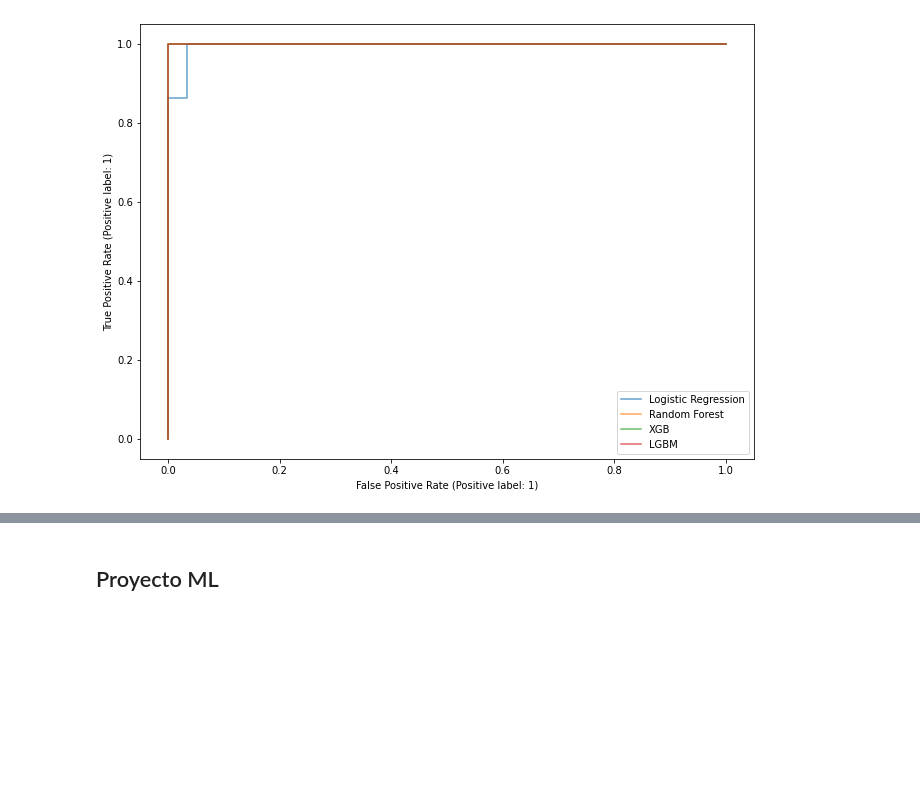
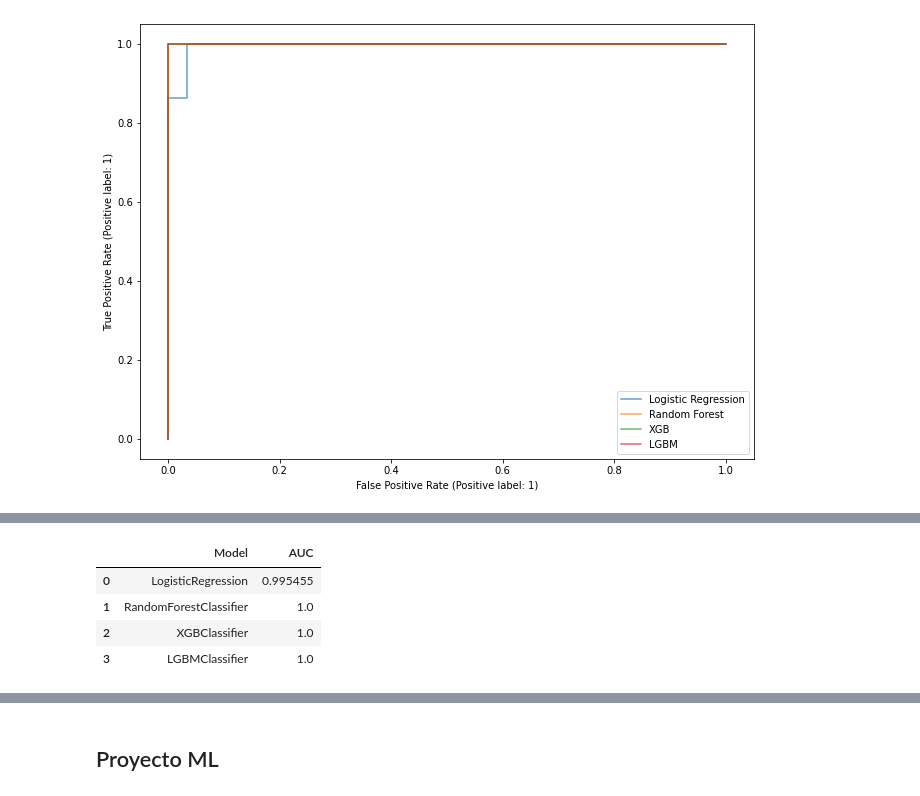
Before and after one commit to DanielEduardoLopez/DEVF-MachineLearning, a Jupyter notebook: Challenge_6_HyperparameterTuning.ipynb, the cells around one changed output, grey strips where cells are left out. Drawn from its saved outputs; the diff is of its cells as text; code cells hidden in the pictures; blank space fills up the shorter version.

```diff
--- a/Challenge_6_HyperparameterTuning.ipynb
+++ b/Challenge_6_HyperparameterTuning.ipynb
@@ -1081,0 +1153,10 @@ lgbm_c.plot(ax=ax,alpha=0.7,label='LGBM')
+# %%
+import re
+models_df['Model'] = models_df['Model'].map(lambda x: re.findall(r'=(.*)\(', x)[0])
+models_df
+# %% [output]
+|  | Model | AUC |
+| 0 | LogisticRegression | 0.995455 |
+| 1 | RandomForestClassifier | 1.0 |
+| 2 | XGBClassifier | 1.0 |
+| 3 | LGBMClassifier | 1.0 |
```
Also changed, not shown: parts of 30 cells of this notebook.
